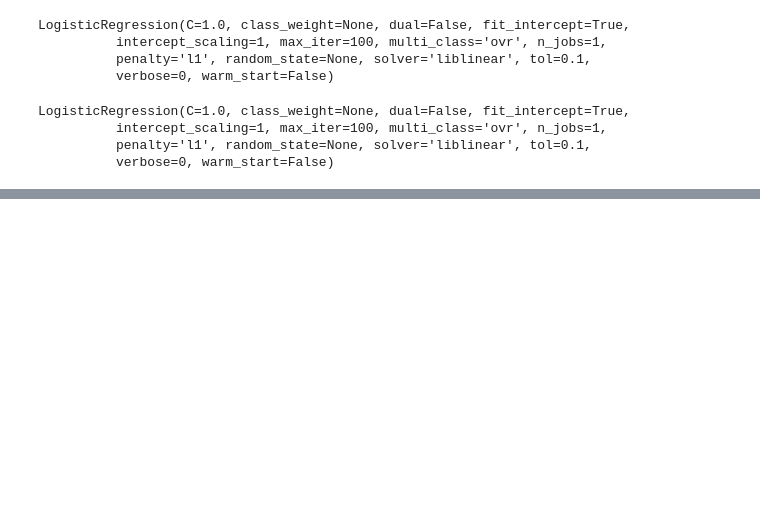
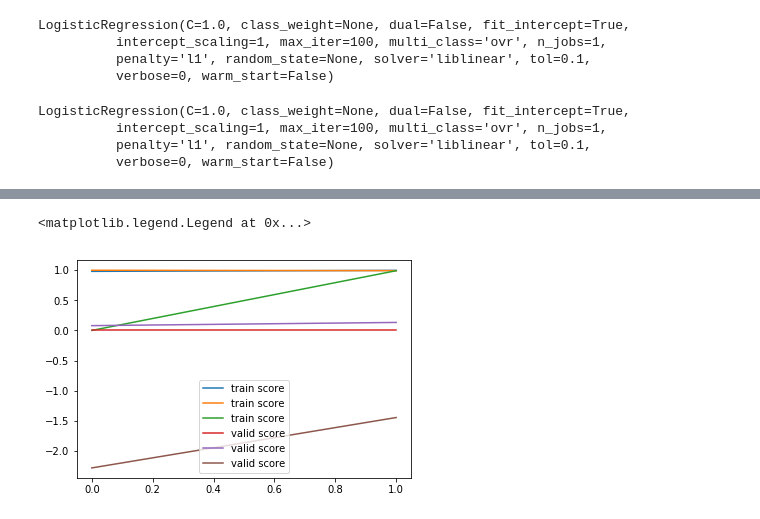
Before and after one commit to MaximilianPavon/ML_project, a Jupyter notebook: analysis-LogReg.ipynb, the cells around one changed output, grey strips where cells are left out. Saved outputs shown, nothing was run; the diff lists cells and outputs as text; code cells hidden in the pictures; blank space fills up the shorter version.

```diff
--- a/analysis-LogReg.ipynb
+++ b/analysis-LogReg.ipynb
@@ -97,0 +113,2 @@ Ytest = Ytest.astype(int)
+# %%
+nn2.fit(X_train, y_train)
@@ -97,0 +152,4 @@ Ytest = Ytest.astype(int)
+# %%
+nn3 = MLPClassifier(alpha=0.00000001, hidden_layer_sizes = (250,200,180, 150, 120), max_iter = 50000, activation = 'tanh', verbose = 'True', solver='adam', learning_rate='adaptive', early_stopping=True, validation_fraction=0.25, tol=1e-4 )
+# %%
+nn3.fit(train_data_stand,train_labels)
@@ -97,0 +192,2 @@ Ytest = Ytest.astype(int)
+# %%
+train_sizes, train_scores, valid_scores = learning_curve(nn2, train_data_stand, train_labels, train_sizes=[0.66, 0.8])
@@ -97,0 +212,7 @@ Ytest = Ytest.astype(int)
+# %%
+plt.plot(train_scores, label='train score')
+plt.plot(valid_scores, label='valid score')
+plt.legend()
+# %% [output]
+<matplotlib.legend.Legend at 0x...>
+[figure, added]
```
Also changed, not shown: parts of 33 cells of this notebook.
